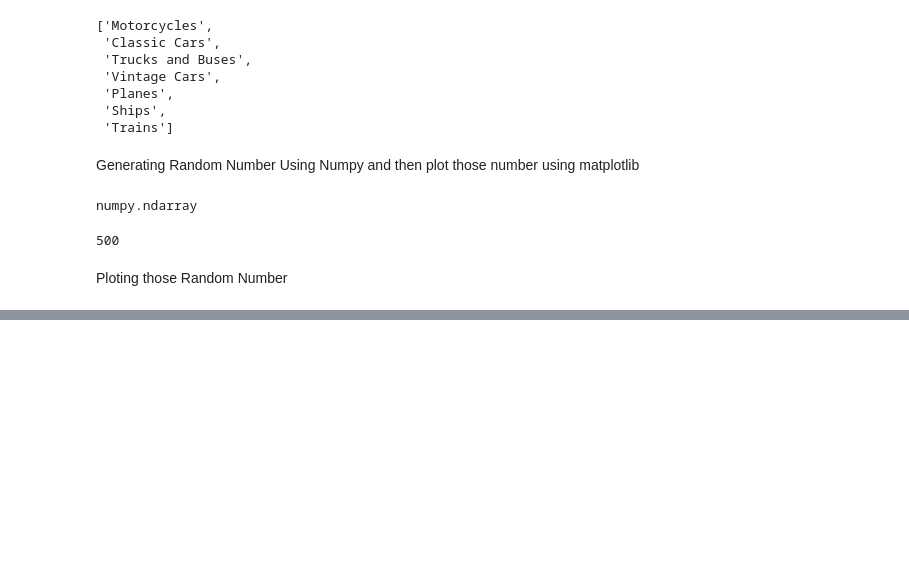
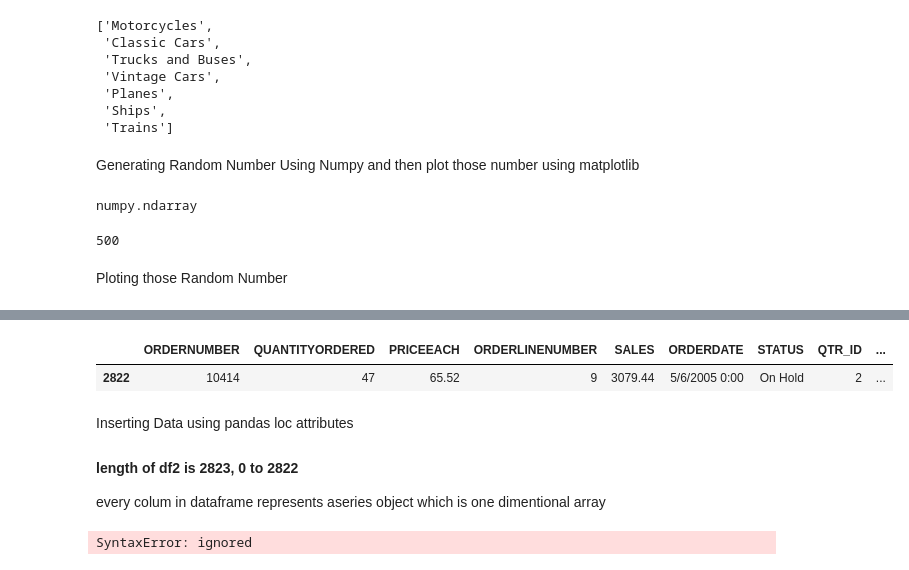
Before and after one commit to abidshafee/dataAnalysis, a Jupyter notebook: dataAnalysis.ipynb, the cells around one changed output, grey strips where cells are left out. Drawn from its saved outputs; the diff is of its cells as text; code cells hidden in the pictures; blank space fills up the shorter version.

```diff
--- a/dataAnalysis.ipynb
+++ b/dataAnalysis.ipynb
@@ -524,3 +506,16 @@ cov
 | MONTH_ID | -0.039723 | -0.039048 | 0.005152 | 0.034016 | -0.009605 | 0.979300 | 1.000000 | -0.430163 | ... |
 | YEAR_ID | 0.904596 | 0.069535 | -0.005938 | -0.057367 | 0.035647 | -0.433052 | -0.430163 | 1.000000 | ... |
 | MSRP | -0.010280 | 0.017881 | 0.670625 | -0.021067 | 0.635239 | 0.010234 | 0.008170 | -0.014310 | ... |
+# %%
+df2.tail(1)
+# %% [output]
+|  | ORDERNUMBER | QUANTITYORDERED | PRICEEACH | ORDERLINENUMBER | SALES | ORDERDATE | STATUS | QTR_ID | ... |
+| 2822 | 10414 | 47 | 65.52 | 9 | 3079.44 | 5/6/2005 0:00 | On Hold | 2 | ... |
+# %% [markdown]
+Inserting Data using pandas loc attributes
+#### length of df2 is 2823, 0 to 2822
+every colum in dataframe represents aseries object which is one dimentional array
+# %%
+df2.loc[2823] = [00111,	49,	101.00,	014,	52005.27,	'',	'Shipped',	4,	10,	2003,	'Motorcycles',	95,	'S10_1678',	'Corporate Gift Ideas CA',	'6505551386',	'7734 Strong St.',	'',	'San Francisco	CA',	'',	'USA',	'',	'Abid', 'Shafekul',	'Medium']
+# %% [output]
+SyntaxError: ignored
```
Also changed, not shown: parts of 4 cells of this notebook.
